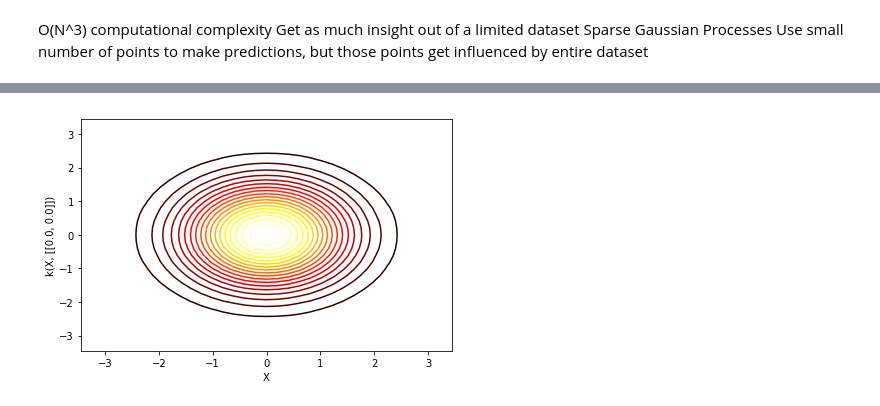
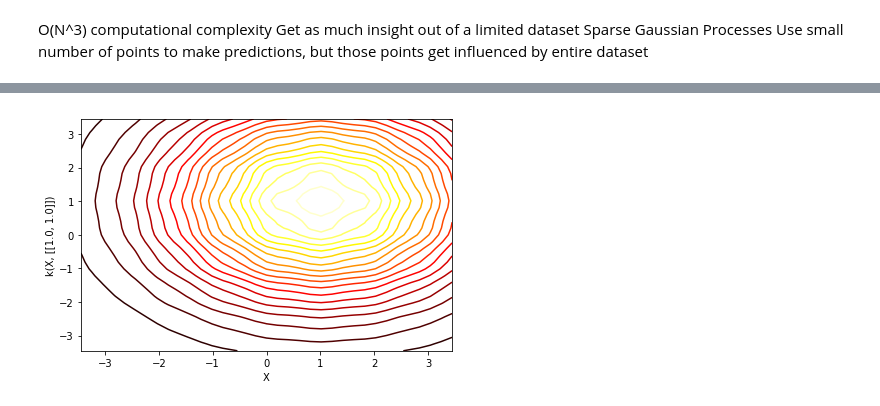
Before and after one commit to wenqiwooo/GP-for-Bike-Sharing, a Jupyter notebook: notebooks/oooBike.ipynb, the cells around one changed output, grey strips where cells are left out. Cells and saved outputs as stored; diff of their text form; code cells hidden in the pictures.

```diff
--- a/notebooks/oooBike.ipynb
+++ b/notebooks/oooBike.ipynb
@@ -23,12 +23,12 @@ print(x.shape)
 # %%
 num_inducing = 100
 k1 = GPy.kern.RBF(input_dim=2, variance=1., lengthscale=2.)
-k2 = GPy.kern.Matern52(input_dim=2, variance=1., lengthscale=4.)
-kernel = k1 + k2
+k2 = GPy.kern.StdPeriodic(input_dim=2, variance=1., lengthscale=4.)
+kernel = k1 * k2
 kernel.plot()
 plt.show()
 # %% [output]
-[figure, old version]
+[figure, new version]
 # %%
 m = GPy.models.SparseGPRegression(x, y, kernel=kernel, num_inducing=num_inducing)
 m.optimize_restarts(num_restarts=3)
```
Also changed, not shown: parts of 2 cells of this notebook, 3 other files.
